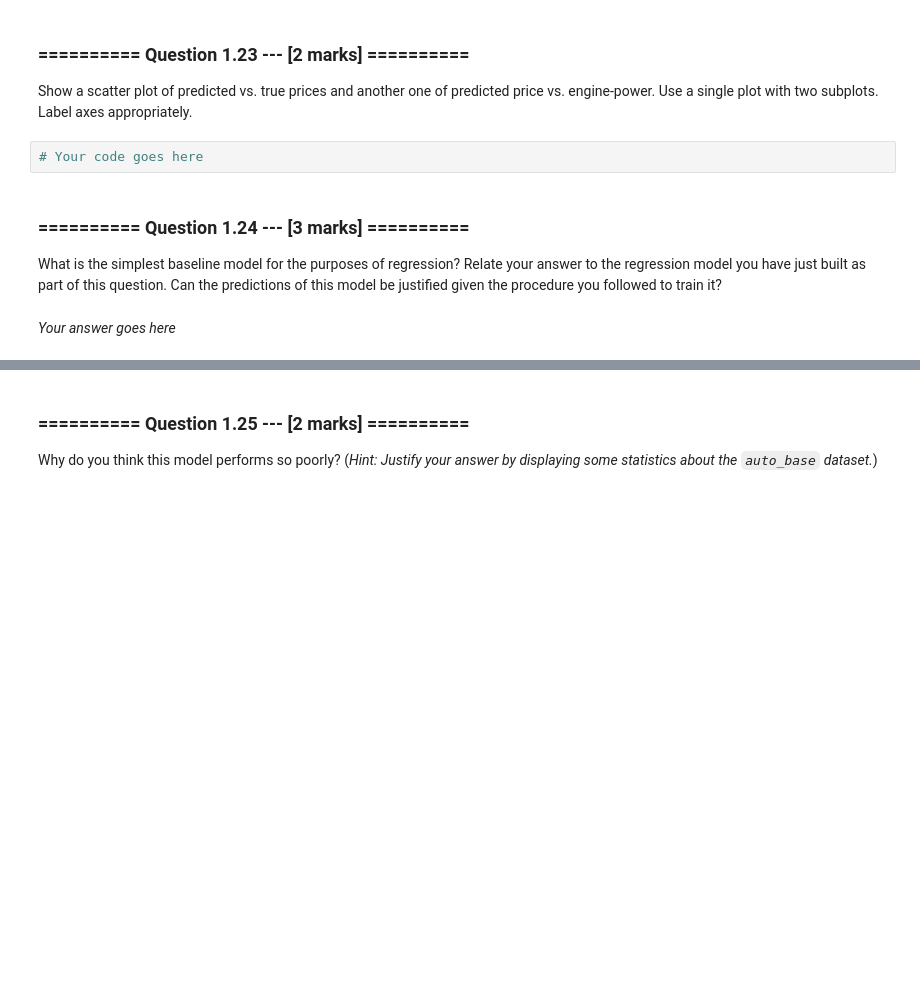
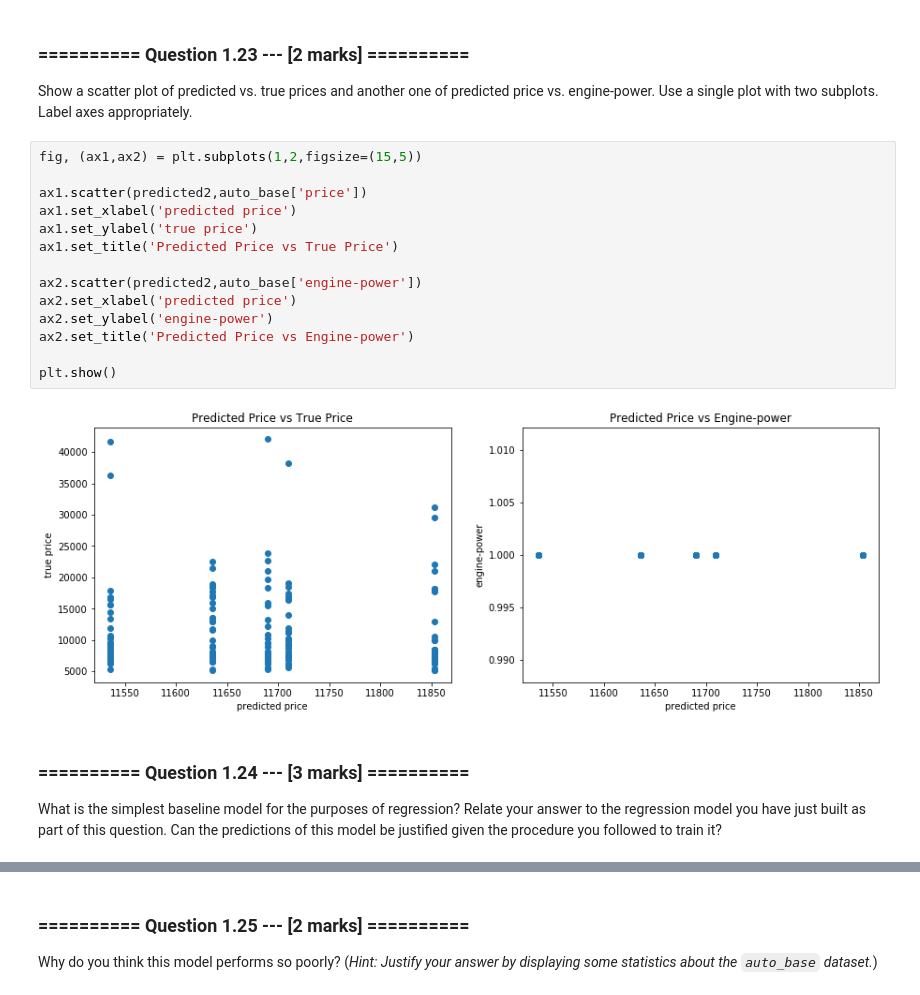
Before and after one commit to anirudhgangwal/IAML, a Jupyter notebook: 05_Assignment_2.ipynb, the cells around one changed output, grey strips where cells are left out. Drawn from its saved outputs; the diff is of its cells as text; blank space fills up the shorter version.

```diff
--- a/05_Assignment_2.ipynb
+++ b/05_Assignment_2.ipynb
@@ -343,10 +357,22 @@ Load the new dataset `train_auto_base.csv` into a pandas DataFrame `auto_base`.
 # %% [markdown]
 ### ========== Question 1.23 --- [2 marks] ==========
 Show a scatter plot of predicted vs. true prices and another one of predicted price vs. engine-power. Use a single plot with two subplots. Label axes appropriately.
-# %%
-# Your code goes here
+# %%
+fig, (ax1,ax2) = plt.subplots(1,2,figsize=(15,5))
+
+ax1.scatter(predicted2,auto_base['price'])
+ax1.set_xlabel('predicted price')
+ax1.set_ylabel('true price')
+ax1.set_title('Predicted Price vs True Price')
+
+ax2.scatter(predicted2,auto_base['engine-power'])
+ax2.set_xlabel('predicted price')
+ax2.set_ylabel('engine-power')
+ax2.set_title('Predicted Price vs Engine-power')
+
+plt.show()
+# %% [output]
+[figure, added]
 # %% [markdown]
 ### ========== Question 1.24 --- [3 marks] ==========
 What is the simplest baseline model for the purposes of regression? Relate your answer to the regression model you have just built as part of this question. Can the predictions of this model be justified given the procedure you followed to train it?
-# %% [markdown]
-*Your answer goes here*
```
Also changed, not shown: parts of 12 cells of this notebook.
